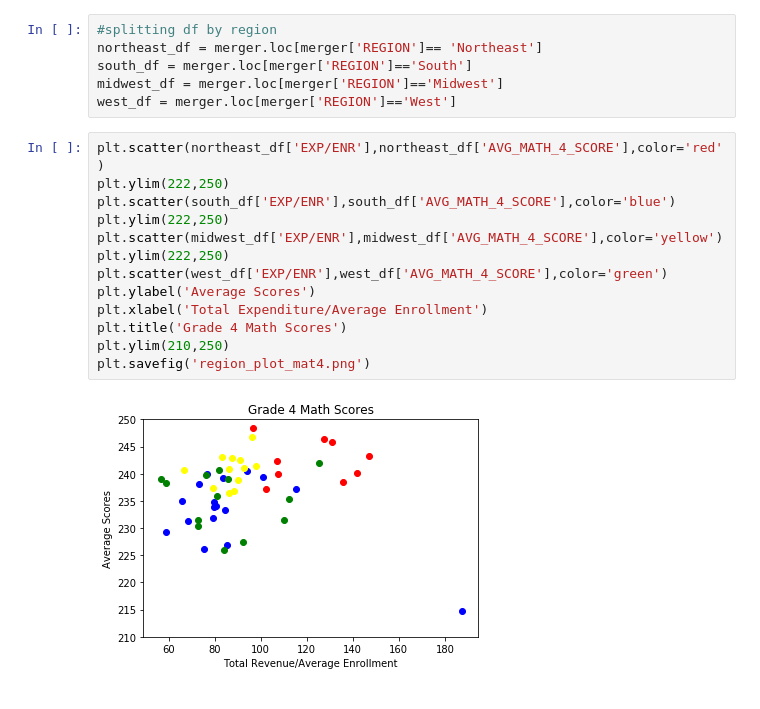
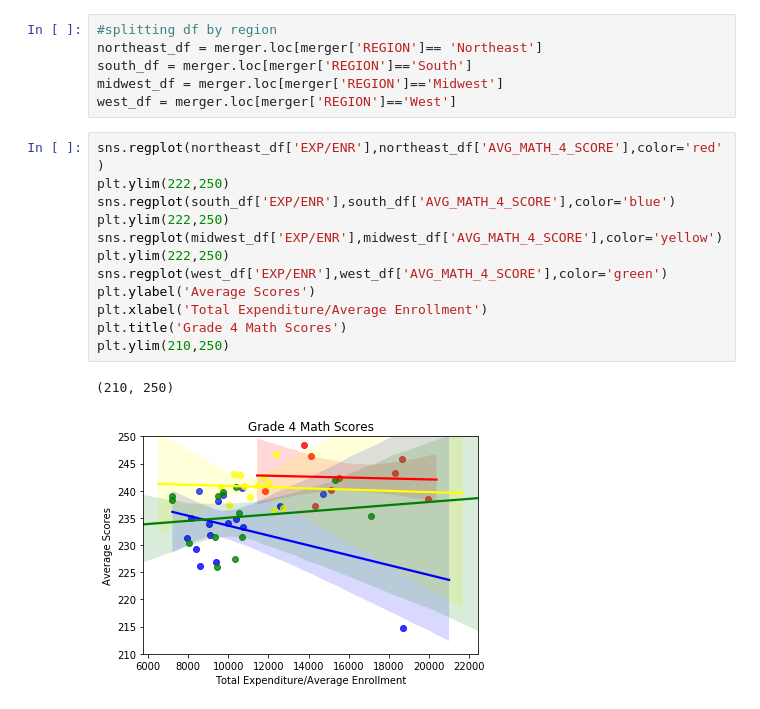
Before and after one commit to Aritra23/bootcamp-project, a Jupyter notebook: Untitled.ipynb, the cells around one changed output. Drawn from its saved outputs; the diff is of its cells as text.

```diff
--- a/Untitled.ipynb
+++ b/Untitled.ipynb
@@ -207,20 +250,20 @@ south_df = merger.loc[merger['REGION']=='South']
 midwest_df = merger.loc[merger['REGION']=='Midwest']
 west_df = merger.loc[merger['REGION']=='West']
 # %%
-plt.scatter(northeast_df['EXP/ENR'],northeast_df['AVG_MATH_4_SCORE'],color='red')
+sns.regplot(northeast_df['EXP/ENR'],northeast_df['AVG_MATH_4_SCORE'],color='red')
 plt.ylim(222,250)
-plt.scatter(south_df['EXP/ENR'],south_df['AVG_MATH_4_SCORE'],color='blue')
+sns.regplot(south_df['EXP/ENR'],south_df['AVG_MATH_4_SCORE'],color='blue')
 plt.ylim(222,250)
-plt.scatter(midwest_df['EXP/ENR'],midwest_df['AVG_MATH_4_SCORE'],color='yellow')
+sns.regplot(midwest_df['EXP/ENR'],midwest_df['AVG_MATH_4_SCORE'],color='yellow')
 plt.ylim(222,250)
-plt.scatter(west_df['EXP/ENR'],west_df['AVG_MATH_4_SCORE'],color='green')
+sns.regplot(west_df['EXP/ENR'],west_df['AVG_MATH_4_SCORE'],color='green')
 plt.ylabel('Average Scores')
 plt.xlabel('Total Expenditure/Average Enrollment')
 plt.title('Grade 4 Math Scores')
 plt.ylim(210,250)
-plt.savefig('region_plot_mat4.png')
 # %% [output]
+(210, 250)
-[figure, old version]
+[figure, new version]
 # %%
 plt.scatter(northeast_df['REV/ENR'],northeast_df['AVG_MATH_8_SCORE'],color='red')
 plt.scatter(south_df['REV/ENR'],south_df['AVG_MATH_8_SCORE'],color='blue')
```
Also changed, not shown: parts of 19 cells of this notebook, 15 other files.
